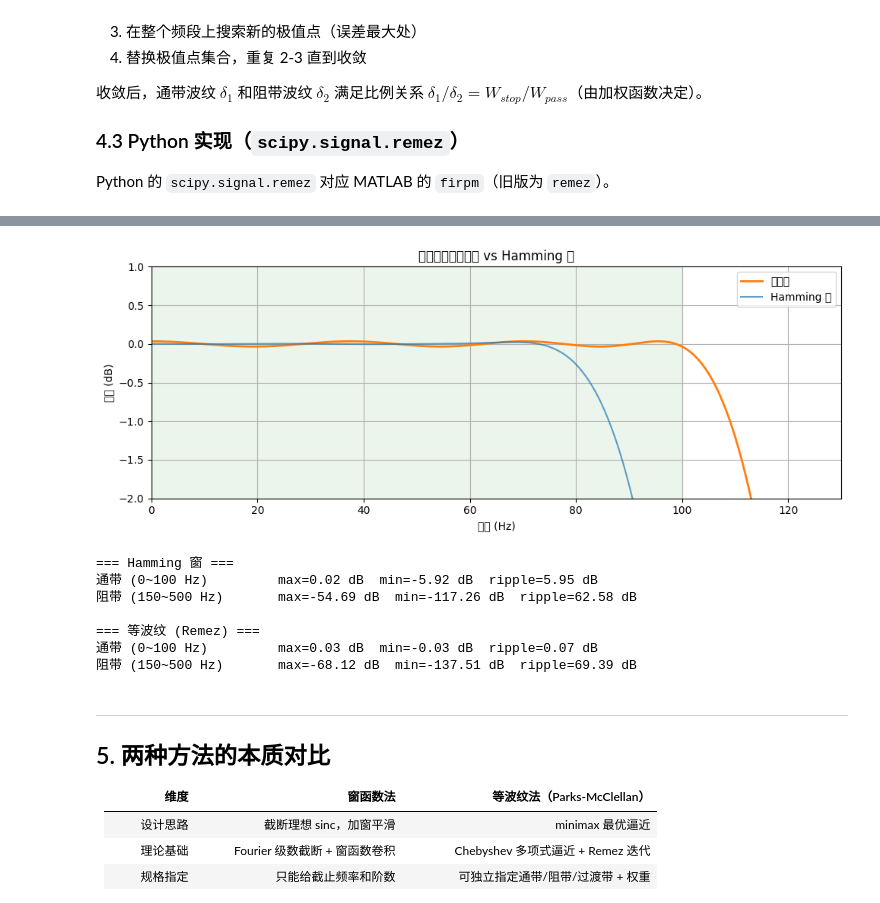
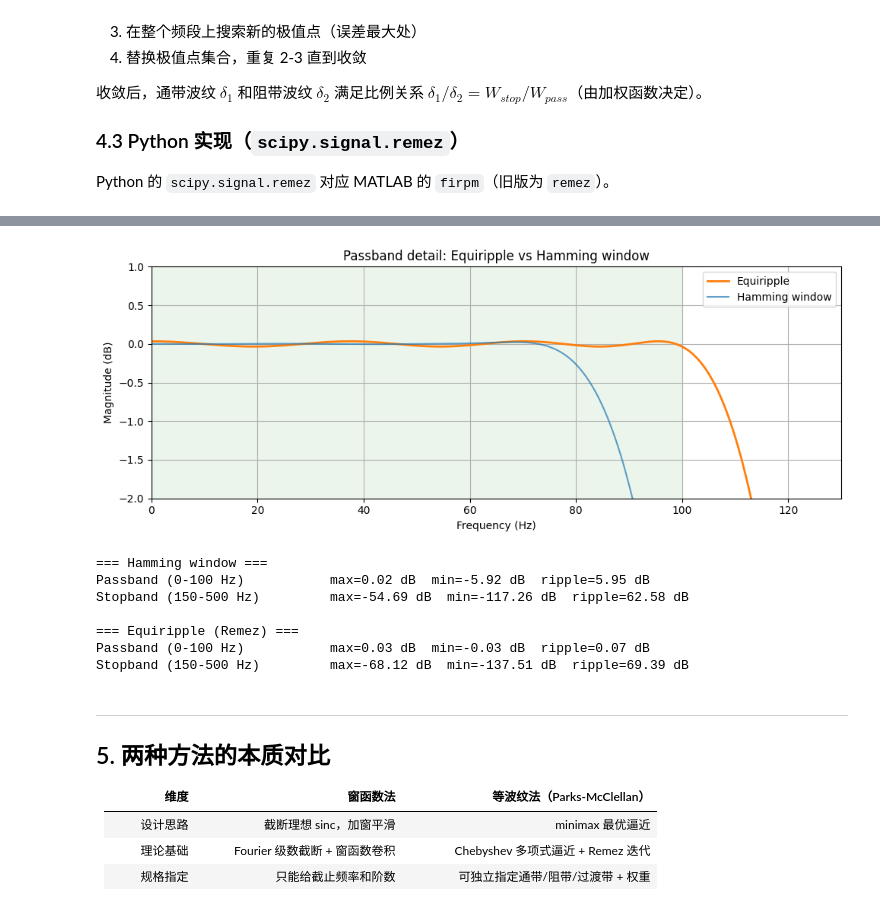
Before and after one commit to ArtisticZhao/notes, a Jupyter notebook: DSP/fir_window_design.ipynb, the cells around one changed output, grey strips where cells are left out. Saved outputs shown, nothing was run; the diff lists cells and outputs as text; code cells hidden in the pictures.

```diff
--- a/DSP/fir_window_design.ipynb
+++ b/DSP/fir_window_design.ipynb
@@ -130,12 +130,12 @@ Hamming 窗通过**渐变的边缘**削弱不连续点的影响，将阻带衰
 
 > **结论**：窗函数法简单直观，但阻带衰减和过渡带宽**不能独立控制**，只能靠选窗和增大 $N$ 来折衷。
 # %%
-# ── 各种窗函数的频率响应对比 ─────────────────────────────
+# --- Compare several window functions ---
 windows = {
-    '矩形窗':    np.ones(N),
-    'Hanning':  np.hanning(N),
-    'Hamming':  np.hamming(N),
-    'Blackman': np.blackman(N),
+    'Rectangular': np.ones(N),
+    'Hanning':     np.hanning(N),
+    'Hamming':     np.hamming(N),
+    'Blackman':    np.blackman(N),
 }
 
 fig, ax = plt.subplots(figsize=(10, 5))
@@ -144,10 +144,10 @@ for name, w in windows.items():
     f, H = signal.freqz(h, worN=NFFT, fs=fs)
     ax.plot(f, 20*np.log10(np.abs(H) + 1e-10), label=name)
 
-ax.axvline(fc, color='r', linestyle='--', label=f'截止 {fc} Hz')
+ax.axvline(fc, color='r', linestyle='--', label=f'Cutoff {fc} Hz')
 ax.set_xlim(0, fs/2); ax.set_ylim(-100, 5)
-ax.set_xlabel('频率 (Hz)'); ax.set_ylabel('幅度 (dB)')
-ax.set_title('不同窗函数的滤波器频率响应')
+ax.set_xlabel('Frequency (Hz)'); ax.set_ylabel('Magnitude (dB)')
+ax.set_title('Frequency response for different window functions')
 ax.legend(); ax.grid(True)
 plt.tight_layout()
 plt.show()
@@ -235,38 +233,38 @@ plt.show()
 # %%
-# ── 通带放大：观察通带内的等波纹 ─────────────────────────
+# --- Passband zoom: equiripple vs Hamming ---
 fig, ax = plt.subplots(figsize=(10, 4))
-ax.plot(freq_eq, 20*np.log10(np.abs(H_eq) + 1e-10), 'C1', lw=2, label='等波纹')
-ax.plot(freq,    20*np.log10(np.abs(H_win) + 1e-10), 'C0', alpha=0.7, label='Hamming 窗')
+ax.plot(freq_eq, 20*np.log10(np.abs(H_eq) + 1e-10), 'C1', lw=2, label='Equiripple')
+ax.plot(freq,    20*np.log10(np.abs(H_win) + 1e-10), 'C0', alpha=0.7, label='Hamming window')
 ax.axvspan(0, f_pass, alpha=0.08, color='green')
 ax.set_xlim(0, f_pass + 30); ax.set_ylim(-2, 1)
-ax.set_xlabel('频率 (Hz)'); ax.set_ylabel('幅度 (dB)')
-ax.set_title('通带细节：等波纹 vs Hamming 窗')
+ax.set_xlabel('Frequency (Hz)'); ax.set_ylabel('Magnitude (dB)')
+ax.set_title('Passband detail: Equiripple vs Hamming window')
 ax.legend(); ax.grid(True)
 plt.tight_layout()
 plt.show()
 
-# ── 打印关键指标 ──────────────────────────────────────────
+# --- Key metrics ---
 def band_stats(H, f, f_lo, f_hi, label):
     mask = (f >= f_lo) & (f <= f_hi)
     mag_db = 20 * np.log10(np.abs(H[mask]) + 1e-10)
-    print(f"{label:20s}  max={mag_db.max():.2f} dB  min={mag_db.min():.2f} dB  "
+    print(f"{label:28s}  max={mag_db.max():.2f} dB  min={mag_db.min():.2f} dB  "
           f"ripple={mag_db.max()-mag_db.min():.2f} dB")
 
-print("=== Hamming 窗 ===")
-band_stats(H_win, freq, 0, f_pass, "通带 (0~100 Hz)")
-band_stats(H_win, freq, f_stop, fs/2, "阻带 (150~500 Hz)")
-print("\n=== 等波纹 (Remez) ===")
-band_stats(H_eq, freq_eq, 0, f_pass, "通带 (0~100 Hz)")
-band_stats(H_eq, freq_eq, f_stop, fs/2, "阻带 (150~500 Hz)")
+print("=== Hamming window ===")
+band_stats(H_win, freq, 0, f_pass, "Passband (0-100 Hz)")
+band_stats(H_win, freq, f_stop, fs/2, "Stopband (150-500 Hz)")
+print("\n=== Equiripple (Remez) ===")
+band_stats(H_eq, freq_eq, 0, f_pass, "Passband (0-100 Hz)")
+band_stats(H_eq, freq_eq, f_stop, fs/2, "Stopband (150-500 Hz)")
 # %% [output]
-[figure, old version]
+[figure, new version]
-=== Hamming 窗 ===
-通带 (0~100 Hz)         max=0.02 dB  min=-5.92 dB  ripple=5.95 dB
-阻带 (150~500 Hz)       max=-54.69 dB  min=-117.26 dB  ripple=62.58 dB
+=== Hamming window ===
+Passband (0-100 Hz)           max=0.02 dB  min=-5.92 dB  ripple=5.95 dB
+Stopband (150-500 Hz)         max=-54.69 dB  min=-117.26 dB  ripple=62.58 dB
 
-=== 等波纹 (Remez) ===
-通带 (0~100 Hz)         max=0.03 dB  min=-0.03 dB  ripple=0.07 dB
-阻带 (150~500 Hz)       max=-68.12 dB  min=-137.51 dB  ripple=69.39 dB
+=== Equiripple (Remez) ===
+Passband (0-100 Hz)           max=0.03 dB  min=-0.03 dB  ripple=0.07 dB
+Stopband (150-500 Hz)         max=-68.12 dB  min=-137.51 dB  ripple=69.39 dB
 # %% [markdown]
 ---
 ## 5. 两种方法的本质对比
```
Also changed, not shown: parts of 4 cells of this notebook.
